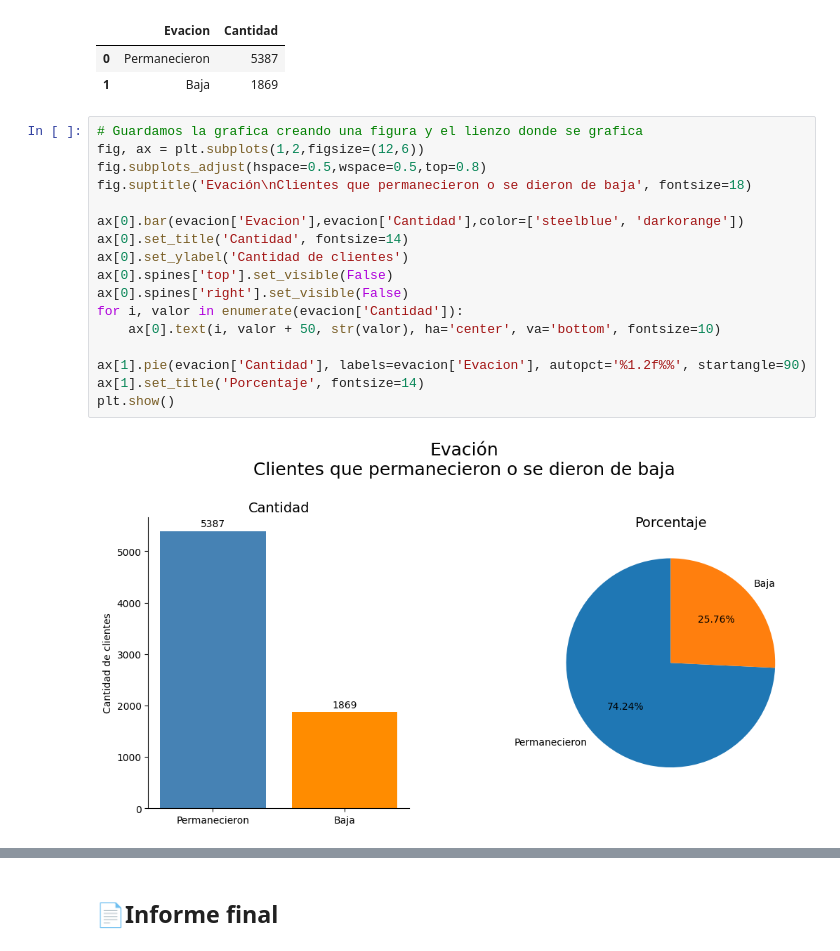
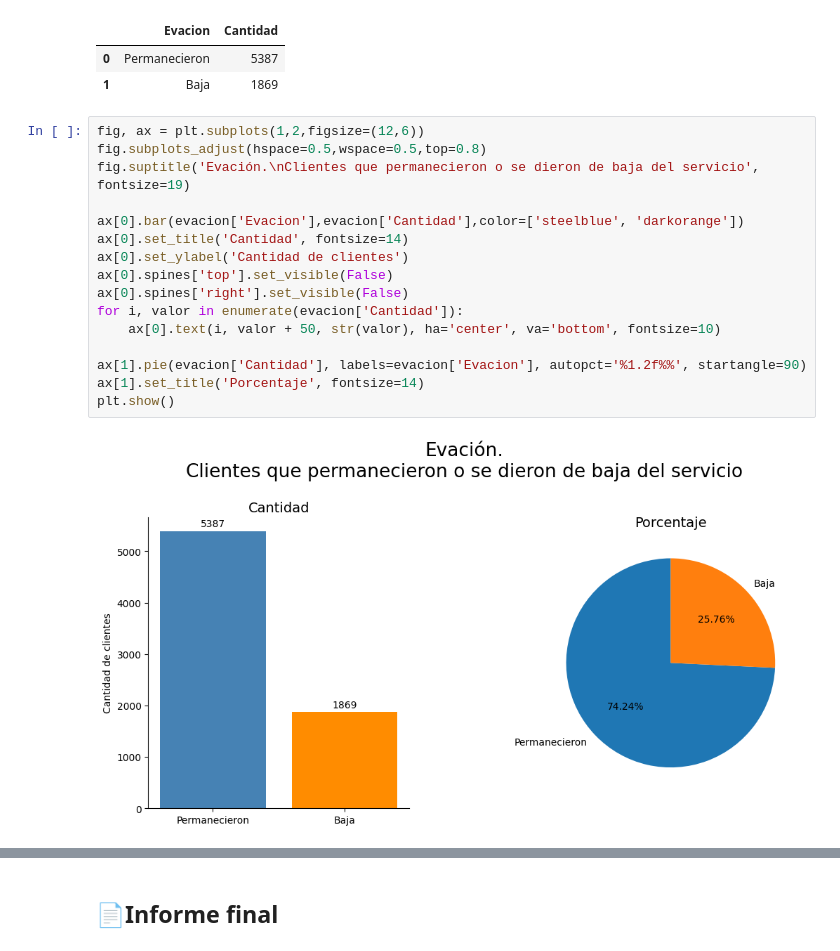
Before and after one commit to OctavioPinoRosas/ChallengeTelecomX, a Jupyter notebook: TelecomX_LATAM.ipynb, the cells around one changed output, grey strips where cells are left out. Cells and saved outputs as stored; diff of their text form.

```diff
--- a/TelecomX_LATAM.ipynb
+++ b/TelecomX_LATAM.ipynb
@@ -265,21 +265,20 @@ evacion
 | 0 | Permanecieron | 5387 |
 | 1 | Baja | 1869 |
 # %%
-# Guardamos la grafica creando una figura y el lienzo donde se grafica
 fig, ax = plt.subplots(1,2,figsize=(12,6))
 fig.subplots_adjust(hspace=0.5,wspace=0.5,top=0.8)
-fig.suptitle('Evación\nClientes que permanecieron o se dieron de baja', fontsize=18)
+fig.suptitle('Evación.\nClientes que permanecieron o se dieron de baja del servicio', fontsize=19)
 
 ax[0].bar(evacion['Evacion'],evacion['Cantidad'],color=['steelblue', 'darkorange'])
 ax[0].set_title('Cantidad', fontsize=14)
 ax[0].set_ylabel('Cantidad de clientes')
 ax[0].spines['top'].set_visible(False)
 ax[0].spines['right'].set_visible(False)
 for i, valor in enumerate(evacion['Cantidad']):
     ax[0].text(i, valor + 50, str(valor), ha='center', va='bottom', fontsize=10)
 
 ax[1].pie(evacion['Cantidad'], labels=evacion['Evacion'], autopct='%1.2f%%', startangle=90)
 ax[1].set_title('Porcentaje', fontsize=14)
 plt.show()
 # %% [output]
-[figure, old version]
+[figure, new version]
```
Also changed, not shown: parts of 6 cells of this notebook.
